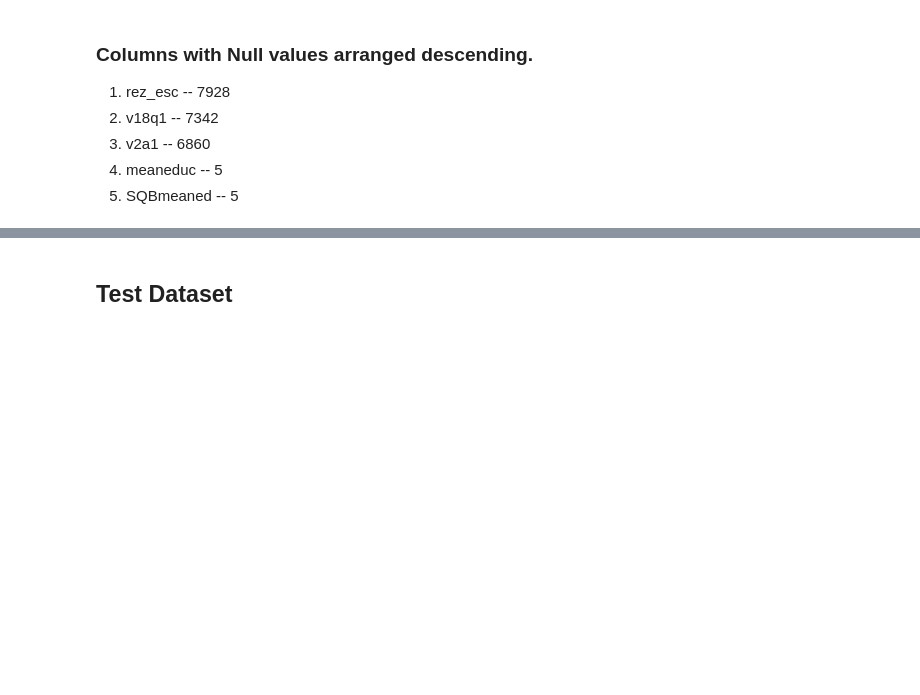
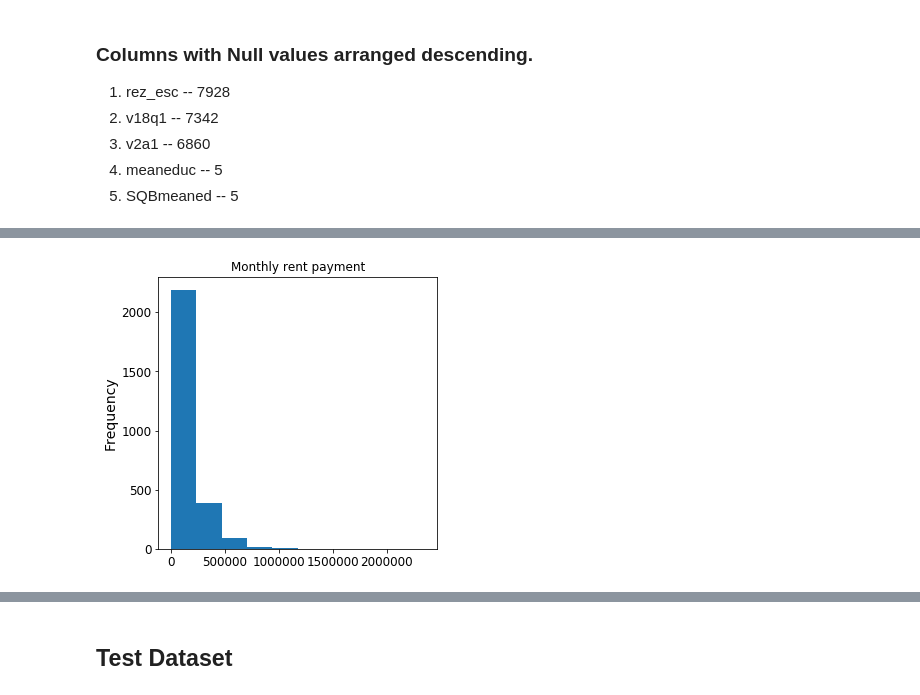
Before and after one commit to manikagita/AML-, a Jupyter notebook: CostaRicaPovertyLevelPrediction.ipynb, the cells around one changed output, grey strips where cells are left out. Cells and saved outputs as stored; diff of their text form; code cells hidden in the pictures; blank space fills up the shorter version.

```diff
--- a/CostaRicaPovertyLevelPrediction.ipynb
+++ b/CostaRicaPovertyLevelPrediction.ipynb
@@ -159,0 +215,11 @@ dtype: int64
+# %%
+%matplotlib inline
+import matplotlib.pyplot as plt
+train_data.v2a1.hist(figsize=(5,5))
+plt.title("Monthly rent payment")
+plt.ylabel("Frequency")
+#plt.xticks()
+plt.grid("off")
+plt.show()
+# %% [output]
+[figure, added]
```
Also changed, not shown: parts of 120 cells of this notebook.
